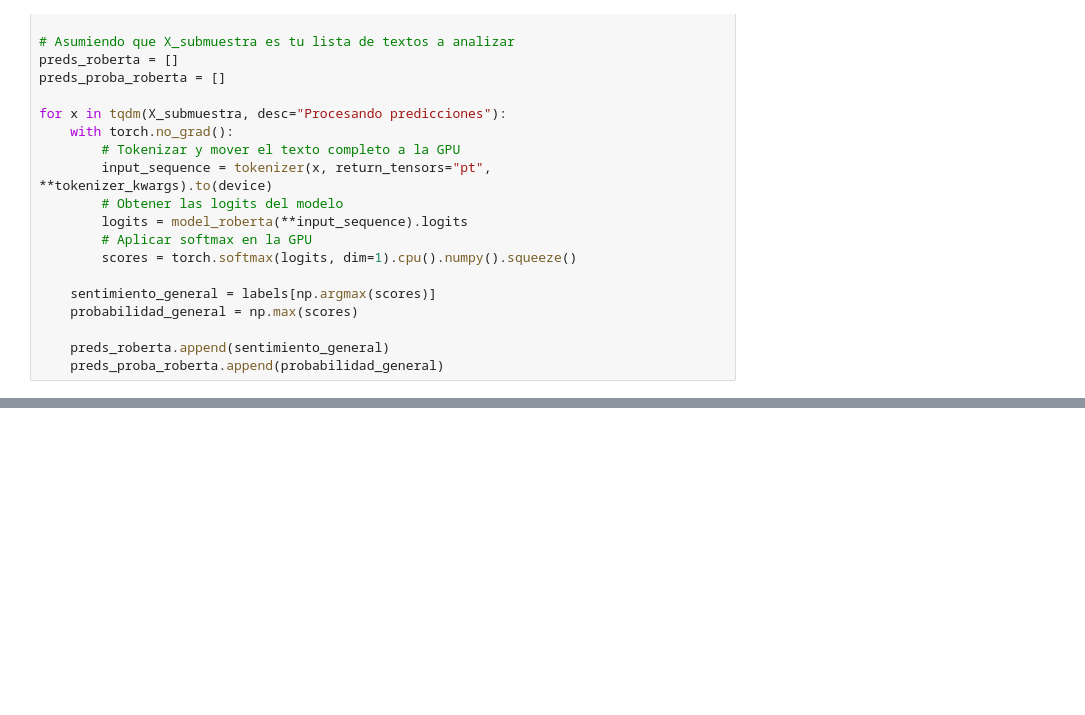
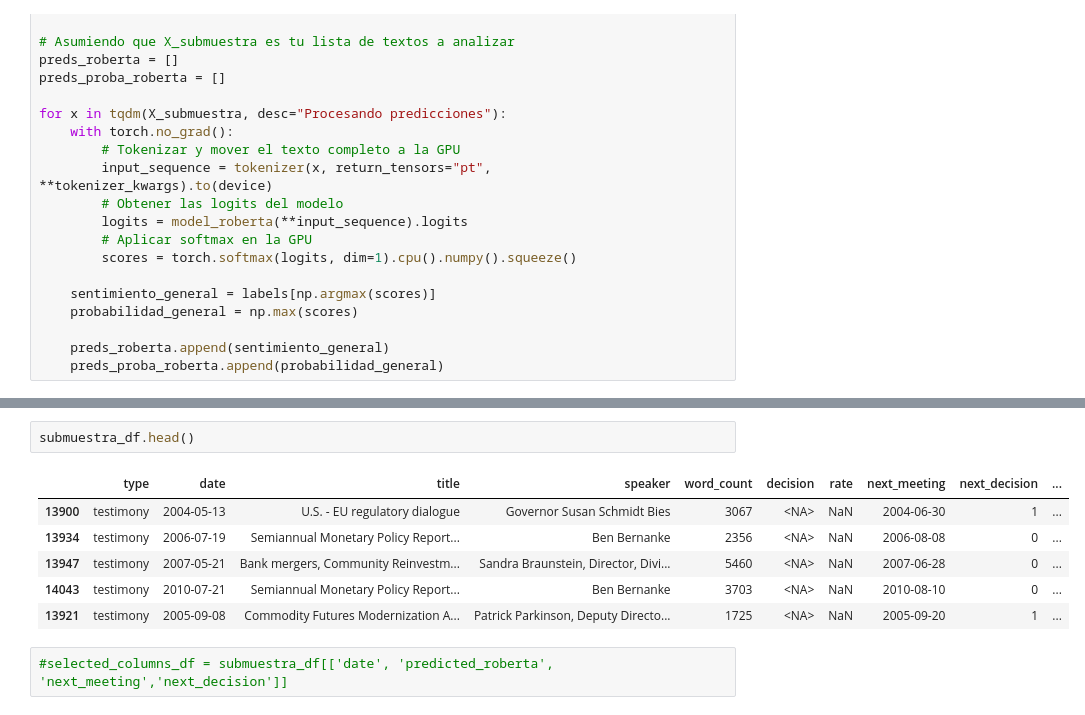
Before and after one commit to luisllll/tfm_ia3_nodata, a Jupyter notebook: Modelado_Luis_prediccion.ipynb, the cells around one changed output, grey strips where cells are left out. Drawn from its saved outputs; the diff is of its cells as text; blank space fills up the shorter version.

```diff
--- a/Modelado_Luis_prediccion.ipynb
+++ b/Modelado_Luis_prediccion.ipynb
@@ -235,0 +229,11 @@ submuestra_df['predicted_roberta'] = preds_roberta; submuestra_df
+# %%
+submuestra_df.head()
+# %% [output]
+|  | type | date | title | speaker | word_count | decision | rate | next_meeting | next_decision | ... |
+| 13900 | testimony | 2004-05-13 | U.S. - EU regulatory dialogue | Governor Susan Schmidt Bies | 3067 | <NA> | NaN | 2004-06-30 | 1 | ... |
+| 13934 | testimony | 2006-07-19 | Semiannual Monetary Policy Report... | Ben Bernanke | 2356 | <NA> | NaN | 2006-08-08 | 0 | ... |
+| 13947 | testimony | 2007-05-21 | Bank mergers, Community Reinvestm... | Sandra Braunstein, Director, Divi... | 5460 | <NA> | NaN | 2007-06-28 | 0 | ... |
+| 14043 | testimony | 2010-07-21 | Semiannual Monetary Policy Report... | Ben Bernanke | 3703 | <NA> | NaN | 2010-08-10 | 0 | ... |
+| 13921 | testimony | 2005-09-08 | Commodity Futures Modernization A... | Patrick Parkinson, Deputy Directo... | 1725 | <NA> | NaN | 2005-09-20 | 1 | ... |
+# %%
+#selected_columns_df = submuestra_df[['date', 'predicted_roberta', 'next_meeting','next_decision']]
```
Also changed, not shown: parts of 9 cells of this notebook, 1 other file.
